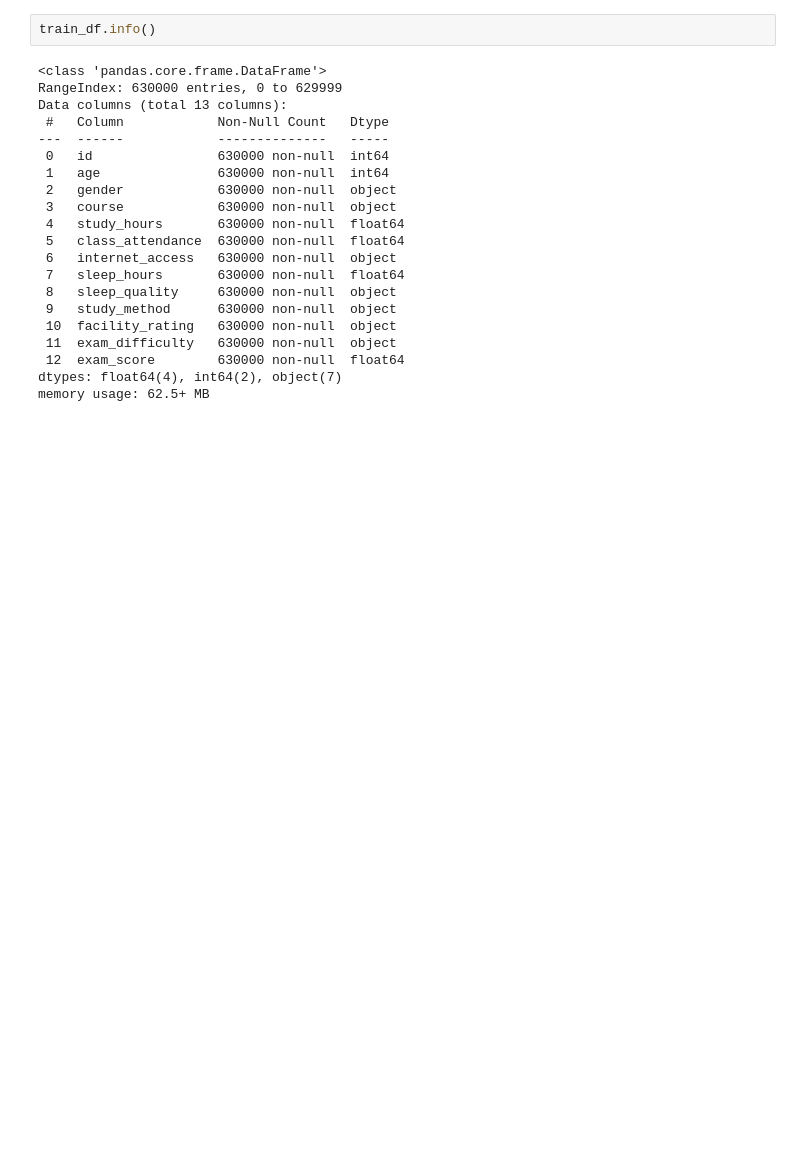
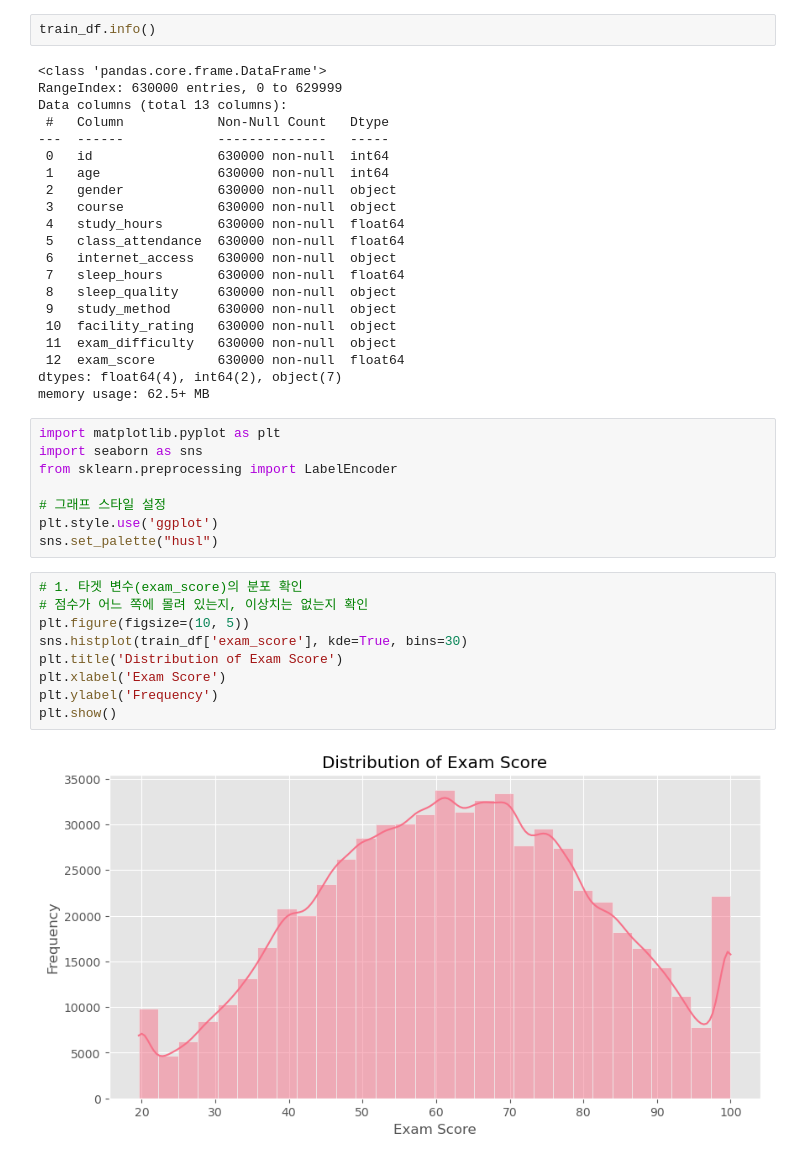
Before and after one commit to g-yunjh/dev, a Jupyter notebook: main.ipynb, the cells around one changed output. Drawn from its saved outputs; the diff is of its cells as text; blank space fills up the shorter version.

```diff
--- a/main.ipynb
+++ b/main.ipynb
@@ -48,3 +48,22 @@ Data columns (total 13 columns):
  12  exam_score        630000 non-null  float64
 dtypes: float64(4), int64(2), object(7)
 memory usage: 62.5+ MB
+# %%
+import matplotlib.pyplot as plt
+import seaborn as sns
+from sklearn.preprocessing import LabelEncoder
+
+# 그래프 스타일 설정
+plt.style.use('ggplot')
+sns.set_palette("husl")
+# %%
+# 1. 타겟 변수(exam_score)의 분포 확인
+# 점수가 어느 쪽에 몰려 있는지, 이상치는 없는지 확인
+plt.figure(figsize=(10, 5))
+sns.histplot(train_df['exam_score'], kde=True, bins=30)
+plt.title('Distribution of Exam Score')
+plt.xlabel('Exam Score')
+plt.ylabel('Frequency')
+plt.show()
+# %% [output]
+[figure, added]
```
Also changed, not shown: parts of 10 cells of this notebook, 1 other file.
